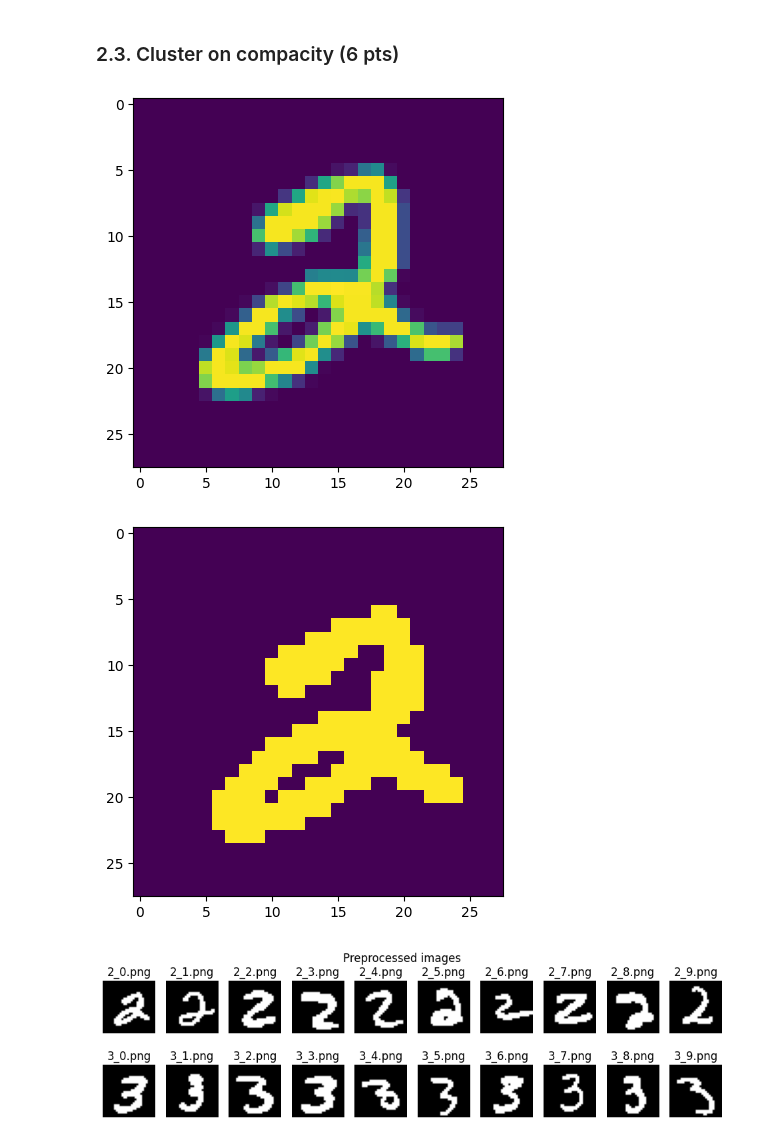
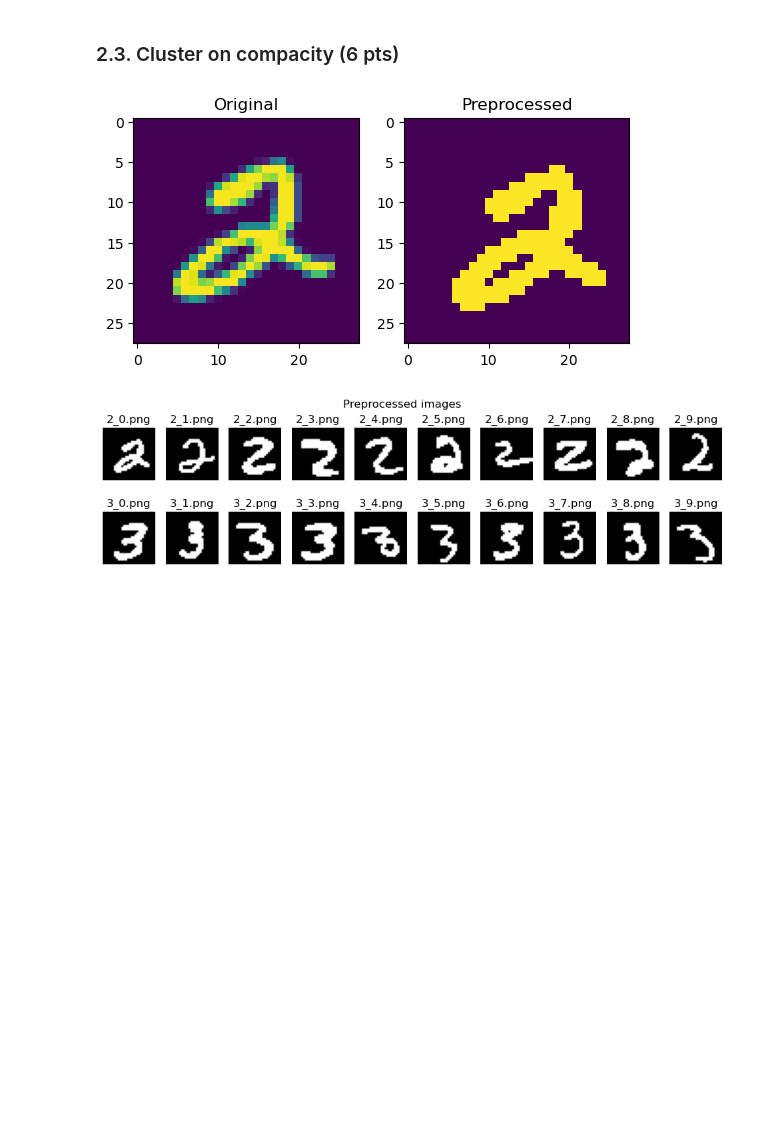
Before and after one commit to theoh-io/iapr_group15, a Jupyter notebook: labs/lab_02_object_description.ipynb, the cells around one changed output. Cells and saved outputs as stored; diff of their text form; code cells hidden in the pictures; blank space fills up the shorter version.

```diff
--- a/labs/lab_02_object_description.ipynb
+++ b/labs/lab_02_object_description.ipynb
@@ -648,35 +638,29 @@ In this part, you will use the "2"s and "3"s images.
 ### 2.3. Cluster on compacity (6 pts)
 # %%
 # Preprocess 2s and 3s
-
-plt.imshow(twos_im[0])
-plt.show()
 
 kernel_dilate = np.ones((2,2), np.uint8)
 kernel_erode = np.ones((2,2), np.uint8)
 twos_im_bin = []
 threes_im_bin = []
 for i in range(len(twos_im)):
-    _,im0 = cv2.threshold(twos_im[i], 50, 255, cv2.THRESH_BINARY)
-    _,im1 = cv2.threshold(threes_im[i],50, 255, cv2.THRESH_BINARY)
+    _, im0 = cv2.threshold(twos_im[i], 50, 255, cv2.THRESH_BINARY)
+    _, im1 = cv2.threshold(threes_im[i], 50, 255, cv2.THRESH_BINARY)
 
-    #im0 = opening(im0,disk(1))
-    #im1 = opening(im1,disk(1))
-    #im0 = closing(im0,disk(1))
-    #im1 = closing(im1,disk(1))
     im0 = cv2.erode(im0,kernel_erode)
     im1 = cv2.erode(im1,kernel_erode)
     im0 = cv2.dilate(im0,kernel_dilate)
     im1 = cv2.dilate(im1,kernel_dilate)
 
     twos_im_bin.append(im0)
     threes_im_bin.append(im1)
 
-plt.imshow(twos_im_bin[0])
-
-twos=twos_im_bin
-threes=threes_im_bin
+fig, axs = plt.subplots(1,2)
+axs[0].imshow(twos_im[0])
+axs[1].imshow(twos_im_bin[0])
+axs[0].set_title('Original')
+axs[1].set_title('Preprocessed')
+plt.show()
 # %% [output]
-[figure, old version]
+[figure, new version]
-[figure, removed]
 # %%
```
Also changed, not shown: parts of 15 cells of this notebook.
